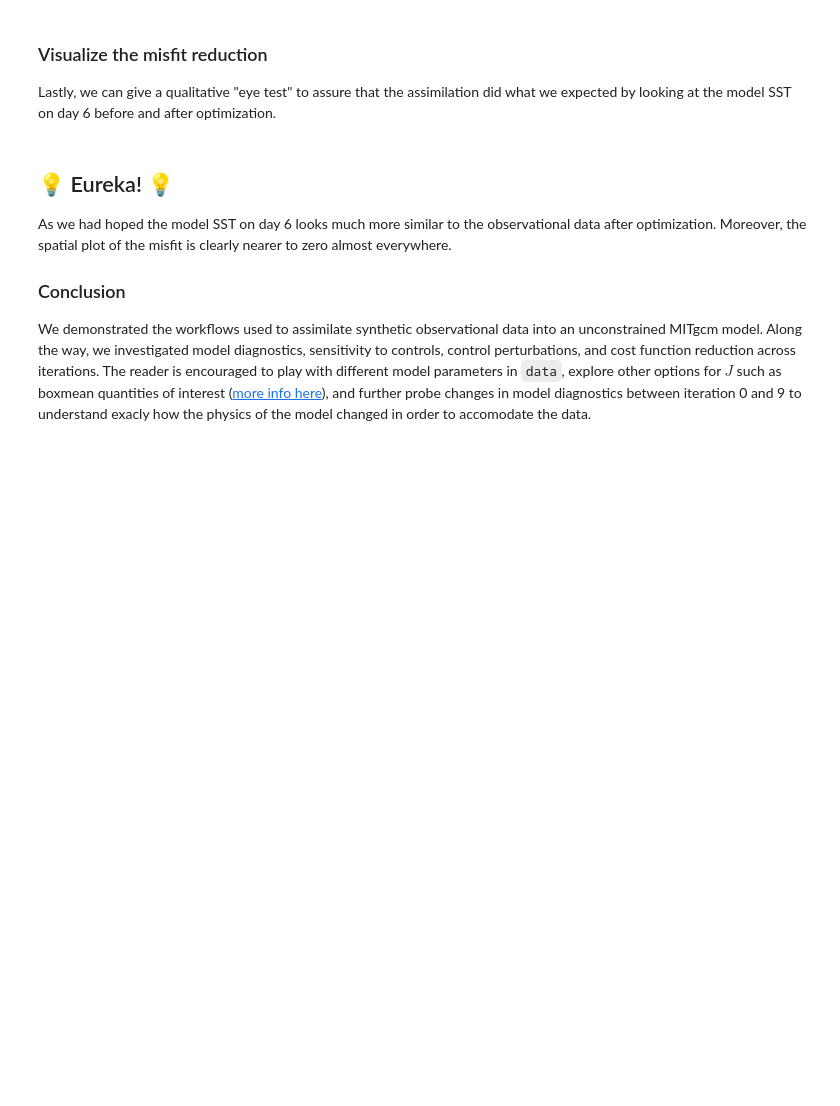
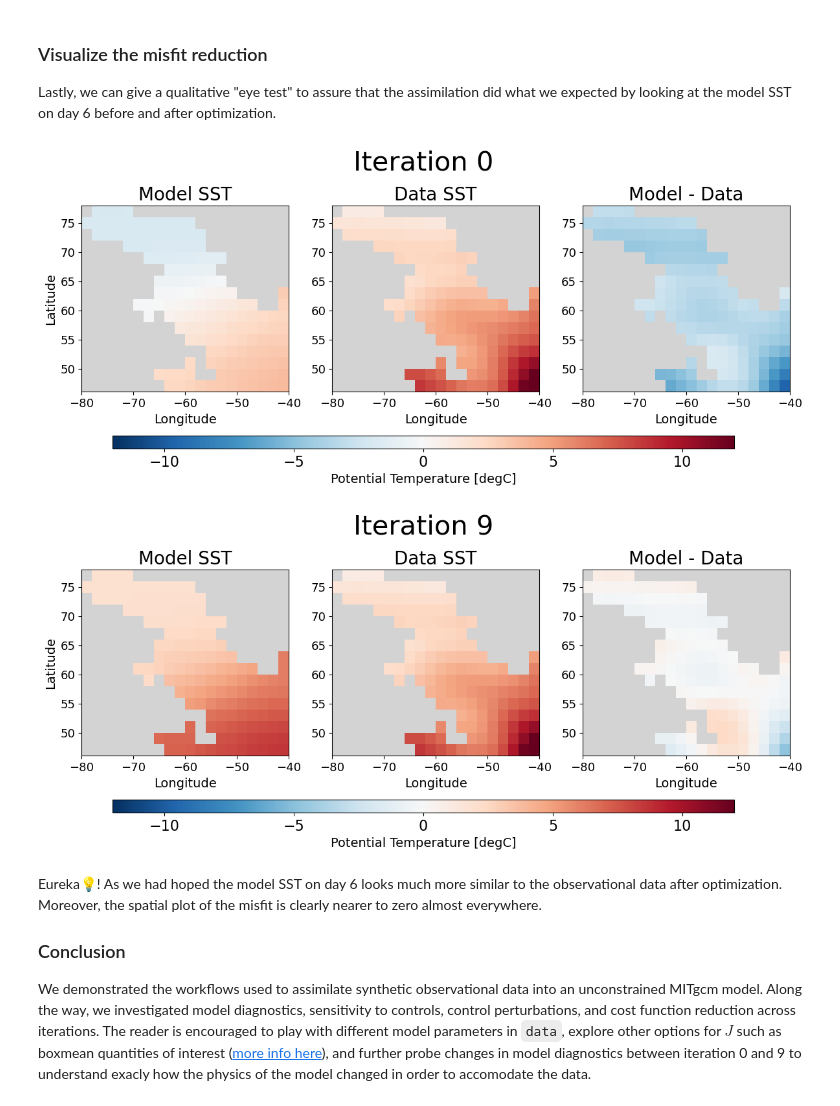
Before and after one commit to ECCO-Hackweek/ecco-2024, a Jupyter notebook: book/tutorials/mitgcm_assim/labsea_assim_tutorial.ipynb, the cells around one changed output. Drawn from its saved outputs; the diff is of its cells as text; code cells hidden in the pictures; blank space fills up the shorter version.

```diff
--- a/book/tutorials/mitgcm_assim/labsea_assim_tutorial.ipynb
+++ b/book/tutorials/mitgcm_assim/labsea_assim_tutorial.ipynb
@@ -397,6 +400,17 @@ fig.suptitle('Iteration 9', fontsize=30, y = 1.2);
+# %%
+# re-add the observational data to the dataset
+ds['data_sst'] = xr.DataArray(data_sst, dims=['time','YC','XC'])
+
+fig, ax = plot_model_data_misfit(ds.isel(ioptim=0))
+fig.suptitle('Iteration 0', fontsize=30, y = 1.1)
+
+fig, ax = plot_model_data_misfit(ds.isel(ioptim=9))
+fig.suptitle('Iteration 9', fontsize=30, y = 1.1);
+# %% [output]
+[figure, added]
+[figure, added]
 # %% [markdown]
-## 💡 Eureka! 💡
-As we had hoped the model SST on day 6 looks much more similar to the observational data after optimization. Moreover, the spatial plot of the misfit is clearly nearer to zero almost everywhere.
+Eureka💡! As we had hoped the model SST on day 6 looks much more similar to the observational data after optimization. Moreover, the spatial plot of the misfit is clearly nearer to zero almost everywhere.
 
 ### Conclusion
 We demonstrated the workflows used to assimilate synthetic observational data into an unconstrained MITgcm model. Along the way, we investigated model diagnostics, sensitivity to controls, control perturbations, and cost function reduction across iterations. The reader is encouraged to play with different model parameters in `data`, explore other options for $J$ such as boxmean quantities of interest ([more info here](https://mitgcm.readthedocs.io/en/latest/ocean_state_est/ocean_state_est.html)), and further probe changes in model diagnostics between iteration 0 and 9 to understand exacly how the physics of the model changed in order to accomodate the data.
```
Also changed, not shown: parts of 11 cells of this notebook, 1 other file.
